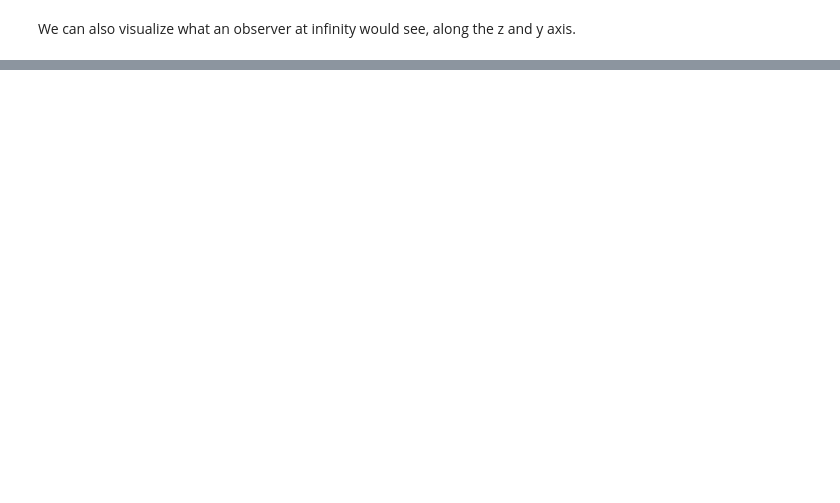
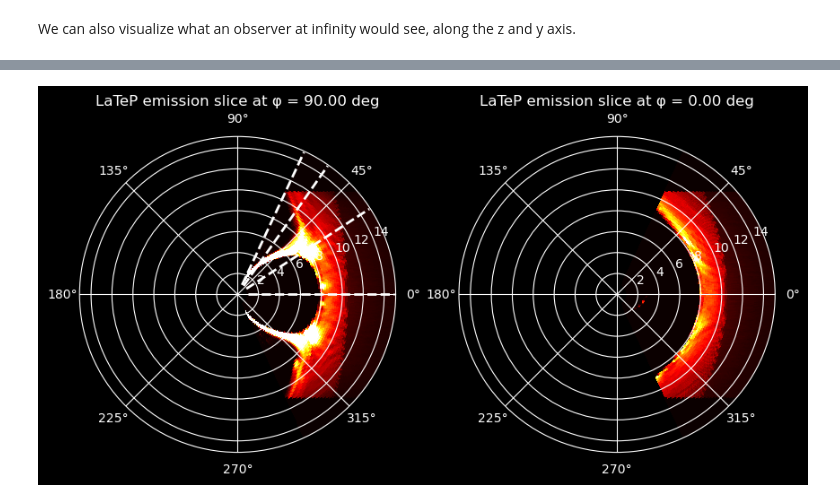
Before and after one commit to notanobis/SMILE-TFA, a Jupyter notebook: TangentHypothesis.ipynb, the cells around one changed output, grey strips where cells are left out. Saved outputs shown, nothing was run; the diff lists cells and outputs as text; code cells hidden in the pictures; blank space fills up the shorter version.

```diff
--- a/TangentHypothesis.ipynb
+++ b/TangentHypothesis.ipynb
@@ -39,0 +127,19 @@ plt.show()
+# %%
+R, Theta, Phi, Q_sph = cube.cartesian_to_spherical(rmax = 15, dtheta = 0.5, dphi = 0.5)
+# %%
+fig, axs = plt.subplots(1, 2, figsize=(10, 5), subplot_kw={'projection': 'polar'})
+
+phi_index = 180
+axs[0].pcolormesh(Theta[:, :, phi_index], R[:, :, phi_index], Q_sph[:,:,phi_index], cmap='hot',vmax=2e-5)
+theta_lines = [0, np.deg2rad(33), np.deg2rad(55), np.deg2rad(65)]
+for t in theta_lines:
+    axs[0].plot([t, t], [R[:, :, phi_index].min(), R[:, :, phi_index].max()], color='white', linestyle='--', linewidth=2)
+axs[0].set_title("LaTeP emission slice at φ = {:.2f} deg".format(np.degrees(Phi[0, 0, phi_index])))
+
+phi_index = 0
+axs[1].pcolormesh(Theta[:, :, phi_index], R[:, :, phi_index], Q_sph[:,:,phi_index], cmap='hot',vmax=2e-5)
+axs[1].set_title("LaTeP emission slice at φ = {:.2f} deg".format(np.degrees(Phi[0, 0, phi_index])))
+
+plt.show()
+# %% [output]
+[figure, added]
```
Also changed, not shown: parts of 11 cells of this notebook, 1 other file.
